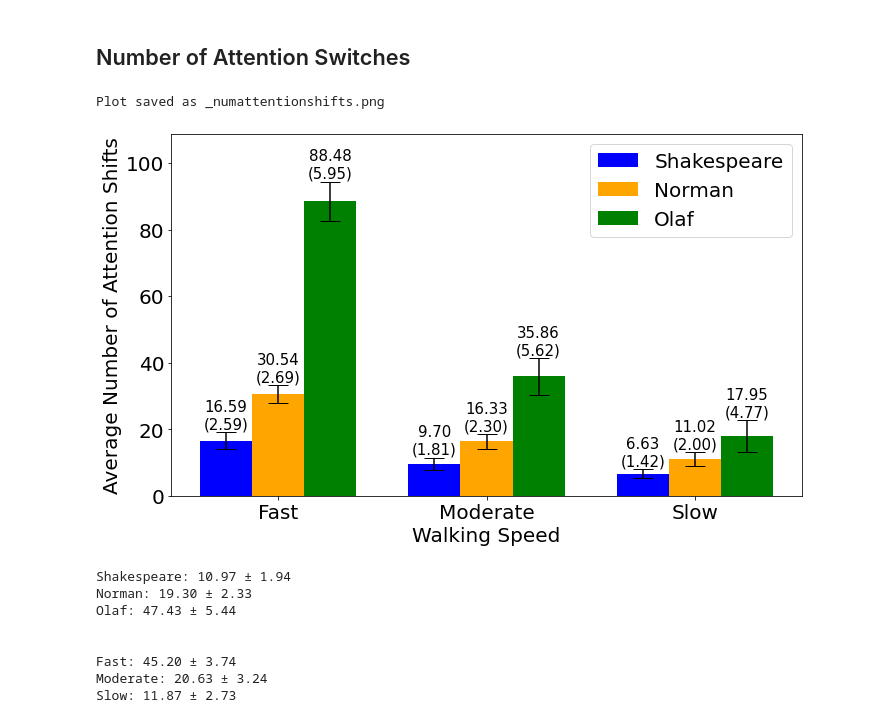
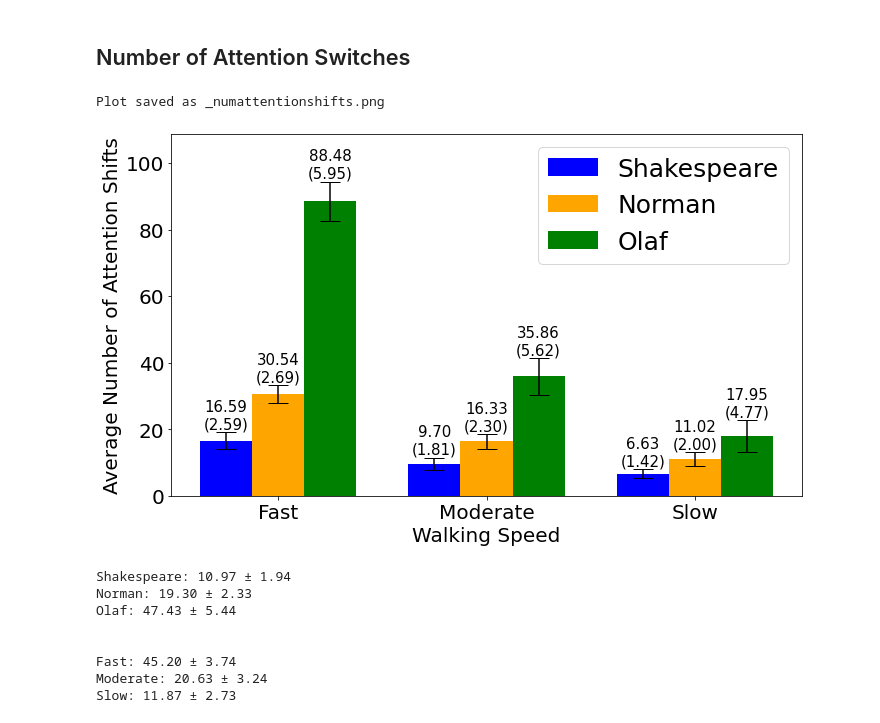
Before and after one commit to BaiYunpeng1949/heads-up-multitasker, a Jupyter notebook: hrl/envs/supervisory_control/results/Figure Drawer Supervisory Control Simulation Results.ipynb, the cells around one changed output. Saved outputs shown, nothing was run; the diff lists cells and outputs as text; code cells hidden in the pictures.

```diff
--- a/hrl/envs/supervisory_control/results/Figure Drawer Supervisory Control Simulation Results.ipynb
+++ b/hrl/envs/supervisory_control/results/Figure Drawer Supervisory Control Simulation Results.ipynb
@@ -137,35 +137,35 @@ rects_a = ax.bar(x - bar_width, means_a, yerr=sem_a, color=colors[0], width=bar_
 rects_b = ax.bar(x, means_b, yerr=sem_b, color=colors[1], width=bar_width, label='Norman', capsize=10)
 rects_c = ax.bar(x + bar_width, means_c, yerr=sem_c, color=colors[2], width=bar_width, label='Olaf', capsize=10)
 
 annotate_bars(ax, rects_a, means_a, sem_a)
 annotate_bars(ax, rects_b, means_b, sem_b)
 annotate_bars(ax, rects_c, means_c, sem_c)
 
 # Adjust y-axis limits
 all_means = means_a + means_b + means_c
 all_sems = sem_a + sem_b + sem_c
 adjust_ylim(ax, all_means, all_sems)
 
 # ax.set_title("Number of Attention Switch Across Different Walking Speed", fontsize=14, fontweight='bold')
 ax.set_xlabel("Walking Speed", fontsize=20)
 ax.set_ylabel("Average Number of Attention Shifts", fontsize=20)
 ax.set_xticks(x)
 ax.set_xticklabels(x_labels, fontsize=20)
 ax.tick_params(axis='y', labelsize=20)  # Adjust the fontsize as desired for y-axis
-ax.legend(fontsize=20)
+ax.legend(fontsize=25)
 
 plt.tight_layout()
 
 # Save the plot to a local file
 # output_filename = 'numattentionshifts.png'
 output_filename = '_numattentionshifts.png'
 plt.savefig(output_filename, dpi=300, bbox_inches='tight')
 print(f'Plot saved as {output_filename}')
 
 plt.show()
 # %% [output]
 Plot saved as _numattentionshifts.png
-[figure, old version]
+[figure, new version]
 # %%
 # 1. Average number of attention switches for each agent across the three walking speeds.
 mean_attention_switches_a = np.mean(means_a)
```
Also changed, not shown: parts of 3 cells of this notebook, 4 other files.
